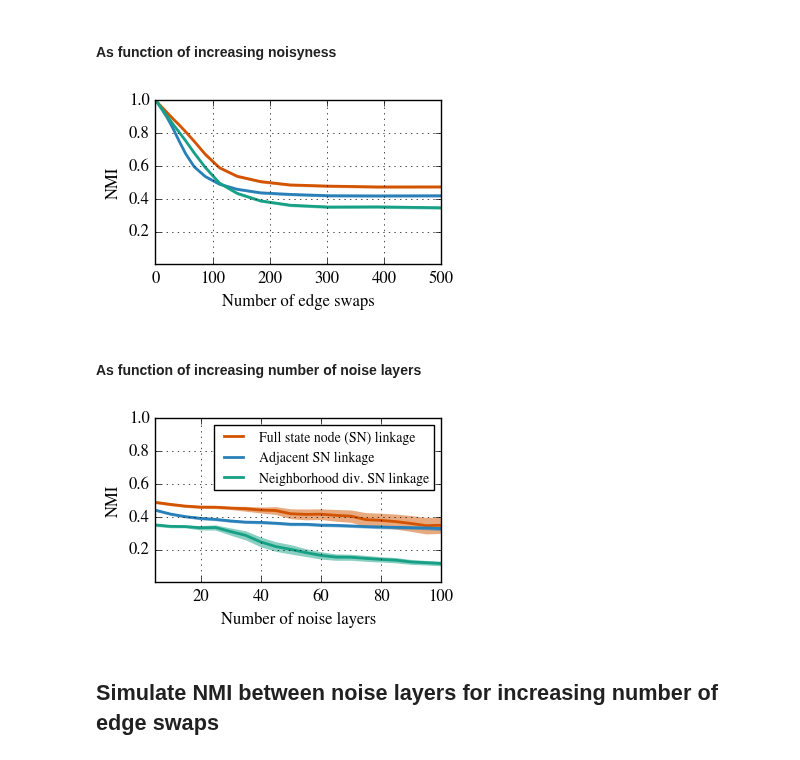
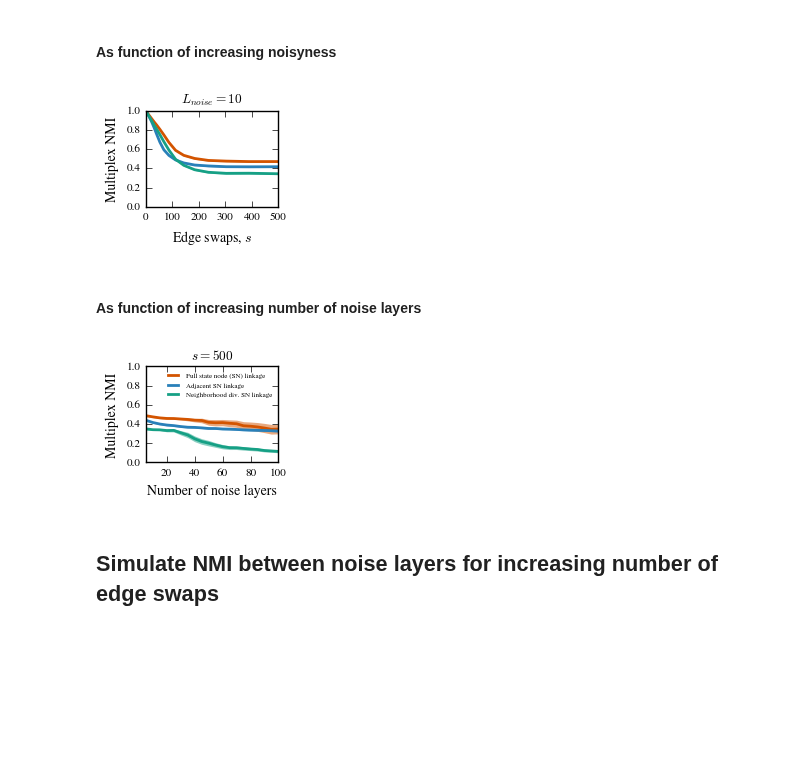
Before and after one commit to ulfaslak/recurrent_communities, a Jupyter notebook: Playspace.ipynb, the cells around one changed output. Saved outputs shown, nothing was run; the diff lists cells and outputs as text; code cells hidden in the pictures; blank space fills up the shorter version.

```diff
--- a/Playspace.ipynb
+++ b/Playspace.ipynb
@@ -647,60 +647,56 @@ X1, Y0ss1, Y0snM1, Y0snSD1, Y0nn1, Y1ss1, Y1snM1, Y1snSD1, Y1nn1, Y2ss1, Y2snM1,
 # %% [markdown]
 ####  As function of increasing noisyness
 # %%
-plt.figure(None, frameon=False)
+plt.figure(None, figsize=(3.42/2.0, 1.2), frameon=False)
 
 confidence_intervals(X, Y0snM, "#2980b9", label="Adjacent layers linked")
 confidence_intervals(X, Y1snM, c="#d35400", label="All layers linked")
 confidence_intervals(X, Y2snM, c="#16a085", label="Divergence prop. links")
 #confidence_intervals(X, Ynn, c="#2c3e50", label="Random")
 #scatter_mean(X, Ynn, c="#2c3e50", label="Baseline")
 
 # Y2nn_last = np.array(Y2nn)[:, -1]
 # plt.plot(X[0], [np.mean(Y2nn_last)] * (len(X[0])), c="#2c3e50", ls="--", lw=2.5, label="Baseline (random)")
 # # low, upp = st.t.interval(0.99, Y2nn_last.shape[0]-1, loc=np.mean(Y2nn_last), scale=st.sem(Y2nn_last))
 # # plt.fill_between(X[0], low, upp, color="k", alpha=0.5)
 
-plt.xticks(fontsize=12)
-plt.yticks([0.2, 0.4, 0.6, 0.8, 1.0], fontsize=12)
+#plt.xticks(fontsize=12)
+#plt.yticks([0, 0.2, 0.4, 0.6, 0.8, 1.0])
 
-plt.xlabel("Number of edge swaps", fontsize=12)
-plt.ylabel("NMI", fontsize=12)
+plt.title("$L_{noise} = 10$")
+plt.xlabel("Edge swaps, $s$")
+plt.ylabel("Multiplex NMI")
 
 plt.ylim(0.0, 1.0)
 plt.xlim(0.0, 500)
-plt.grid()
-plt.tight_layout(pad=0)
-plt.savefig("figures/NMI_vs_num_edgeswaps.png")
 plt.savefig("figures/NMI_vs_num_edgeswaps.pdf")
 plt.show()
 # %% [output]
-[figure, old version]
+[figure, new version]
 # %% [markdown]
 #### As function of increasing number of noise layers
 # %%
-plt.figure(None, frameon=False)
+plt.figure(None, figsize=(3.42/2.0, 1.2), frameon=False)
 
 confidence_intervals(X1, Y1snM1, c="#d35400", label="Full state node (SN) linkage")
 confidence_intervals(X1, Y0snM1, "#2980b9", label="Adjacent SN linkage")
 confidence_intervals(X1, Y2snM1, c="#16a085", label="Neighborhood div. SN linkage")
 #scatter_mean(X1, Y2nn1, "#2c3e50", label="Baseline")
 
-plt.xticks(fontsize=12)
-plt.yticks([0.2, 0.4, 0.6, 0.8, 1.0], fontsize=12)
+#plt.xticks(fontsize=12)
+#plt.yticks([0.2, 0.4, 0.6, 0.8, 1.0], fontsize=12)
 
-plt.xlabel("Number of noise layers", fontsize=12)
-plt.ylabel("NMI", fontsize=12)
+plt.title("$s=500$")
+plt.xlabel("Number of noise layers")
+plt.ylabel("Multiplex NMI")
 
 plt.ylim(0.0, 1.0)
 plt.xlim(5.0, 100)
-plt.grid()
-plt.legend()
-plt.tight_layout(pad=0)
-plt.savefig("figures/NMI_vs_N_noise.png")
+plt.legend(loc="upper right", fontsize=5, frameon=False)
 plt.savefig("figures/NMI_vs_N_noise.pdf")
 plt.show()
 # %% [output]
-[figure, old version]
+[figure, new version]
 # %% [markdown]
 ## Simulate NMI between noise layers for increasing number of edge swaps
 # %%
```
Also changed, not shown: parts of 2 cells of this notebook, 3 other files.
